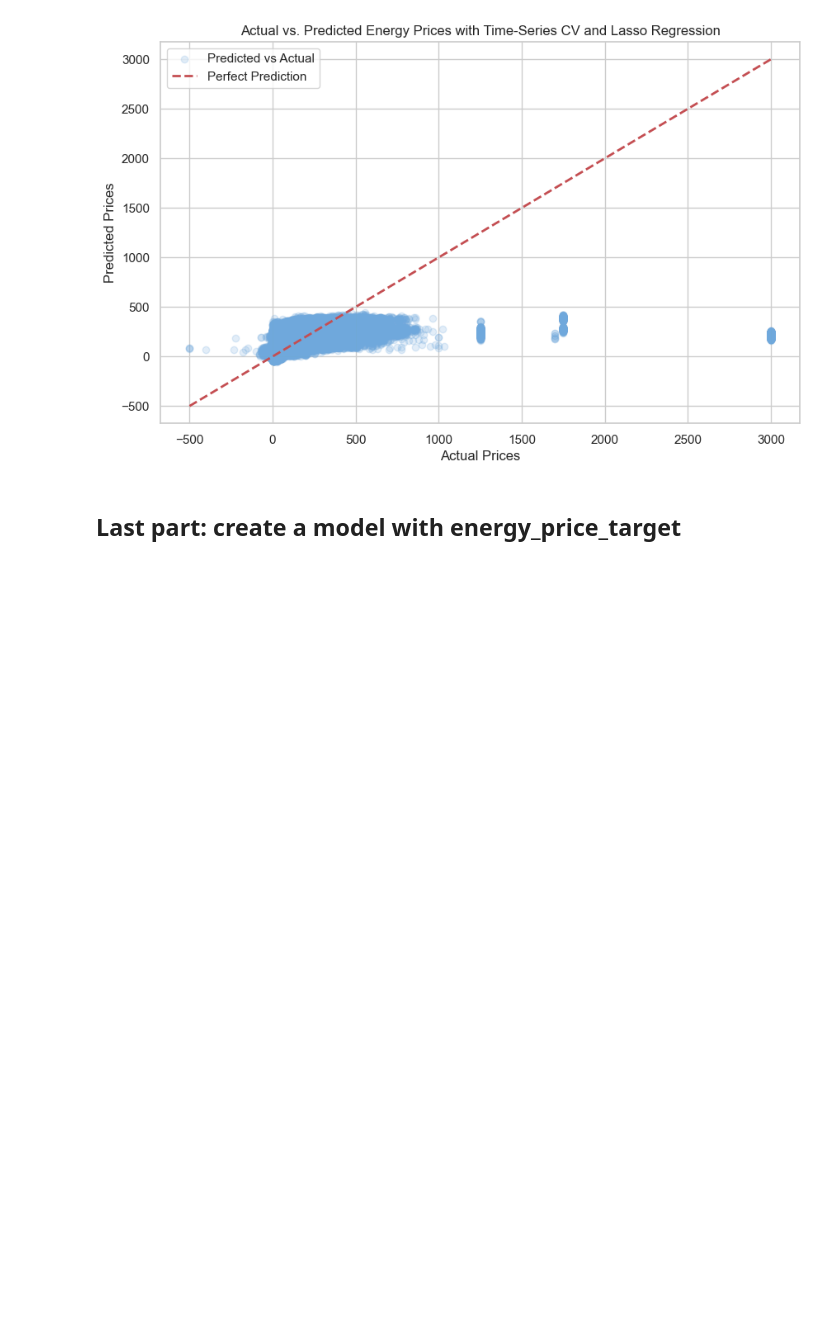
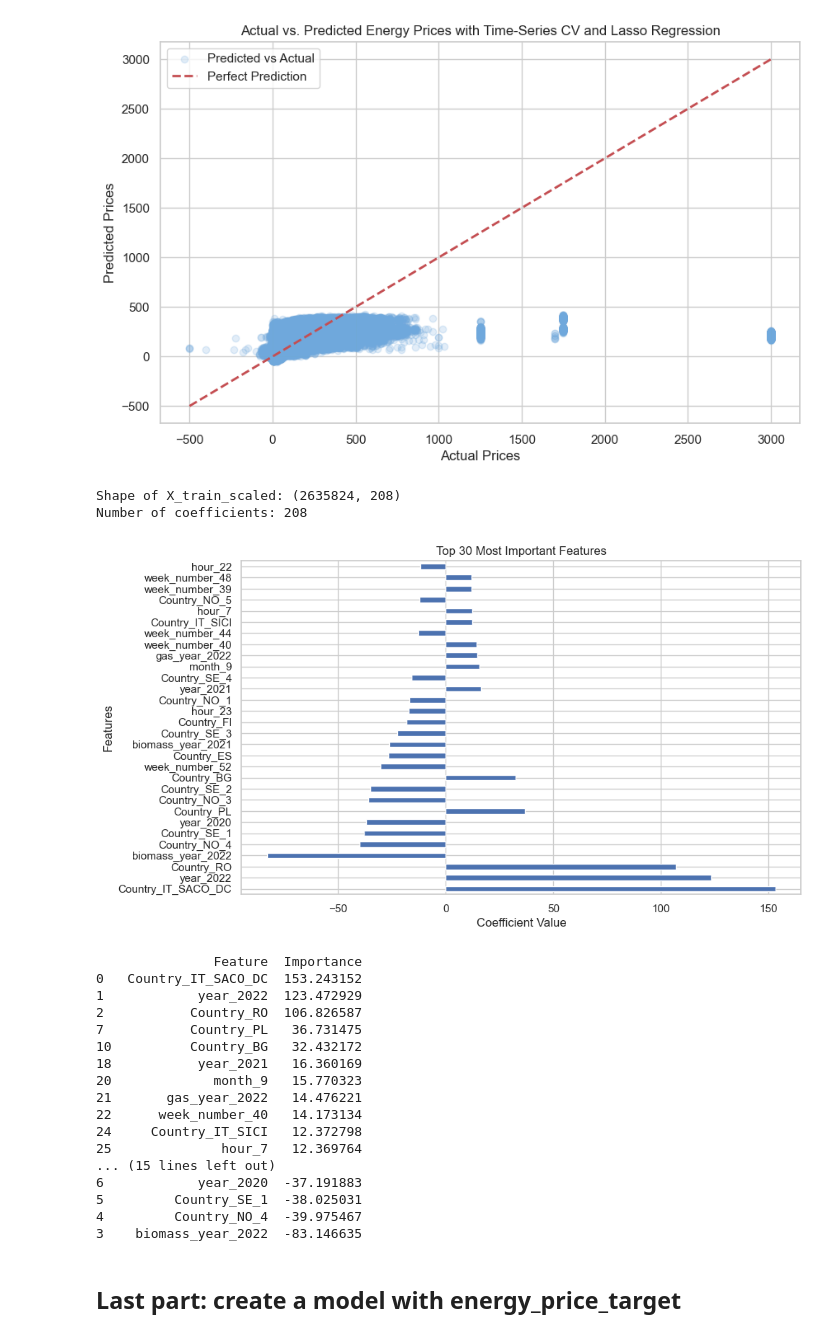
Before and after one commit to hertiemlteam/machine_learning, a Jupyter notebook: modeling_notebook.ipynb, the cells around one changed output. Saved outputs shown, nothing was run; the diff lists cells and outputs as text; code cells hidden in the pictures; blank space fills up the shorter version.

Commit message:
additions to models including accuracy score seen in labs

```diff
--- a/modeling_notebook.ipynb
+++ b/modeling_notebook.ipynb
@@ -826,7 +826,7 @@ X_test_scaled = pd.read_csv("X_test_scaled.csv")
 # %%
 energy_features = ['biomass', 'gas', 'nuclear']
 years = [f'year_{year}' for year in range(2020, 2024)]
-months = [f'month_{month}' for month in range(1, 13)]
+#months = [f'month_{month}' for month in range(1, 13)]
 
 # Create interaction terms in both training and testing datasets
 for energy in energy_features:
@@ -834,9 +834,9 @@ for energy in energy_features:
         X_train_scaled[f'{energy}_{year}'] = X_train_scaled[energy] * X_train_scaled[year]
         X_test_scaled[f'{energy}_{year}'] = X_test_scaled[energy] * X_test_scaled[year]
 
-    for month in months:
-        X_train_scaled[f'{energy}_{month}'] = X_train_scaled[energy] * X_train_scaled[month]
-        X_test_scaled[f'{energy}_{month}'] = X_test_scaled[energy] * X_test_scaled[month]
+    #for month in months:
+     #   X_train_scaled[f'{energy}_{month}'] = X_train_scaled[energy] * X_train_scaled[month]
+      #  X_test_scaled[f'{energy}_{month}'] = X_test_scaled[energy] * X_test_scaled[month]
 # %%
 from sklearn.model_selection import TimeSeriesSplit
 from sklearn.linear_model import LassoCV
@@ -879,6 +893,73 @@ plt.legend()
 plt.show()
 # %% [output]
 [figure]
+# %%
+import pandas as pd
+import matplotlib.pyplot as plt
+
+# Extract coefficients (feature importance) from the Lasso regression model
+coefficients = lasso_with_interactions.coef_
+
+# Get column names from the DataFrame
+feature_names = X_train_scaled.columns
+
+# Check the shape of X_train_scaled and the number of coefficients
+print(f'Shape of X_train_scaled: {X_train_scaled.shape}')
+print(f'Number of coefficients: {len(coefficients)}')
+
+# Ensure the lengths match
+if len(coefficients) == len(feature_names):
+    # Create a Series for the coefficients for easier plotting
+    coeff_series_all = pd.Series(coefficients, index=feature_names)
+
+    # Sort the coefficients by absolute value for better visualization
+    sorted_coeffs_all = coeff_series_all.reindex(coeff_series_all.abs().sort_values(ascending=False).index)
+
+    # Select the top 10 features with the largest absolute coefficients
+    top_10_features = sorted_coeffs_all.head(30)
+
+    # Plotting
+    plt.figure(figsize=(10, 6))
+    top_10_features.plot(kind='barh')
+    plt.title('Top 30 Most Important Features')
+    plt.xlabel('Coefficient Value')
+    plt.ylabel('Features')
+    plt.show()
+
+    # Create a feature-importance matrix
+    feature_importance_matrix = pd.DataFrame({
+        'Feature': top_10_features.index,
+        'Importance': top_10_features.values
+    }).sort_values(by='Importance', ascending=False)
+
+    # Save the feature-importance matrix to a CSV file
+    feature_importance_matrix.to_csv('top_10_feature_importance_matrix.csv', index=False)
+
+    # Display the feature-importance matrix
+    print(feature_importance_matrix)
+else:
+    print("Mismatch in the number of coefficients and feature names. Please check your preprocessing steps.")
+# %% [output]
+Shape of X_train_scaled: (2635824, 208)
+Number of coefficients: 208
+[figure, added]
+               Feature  Importance
+0   Country_IT_SACO_DC  153.243152
+1            year_2022  123.472929
+2           Country_RO  106.826587
+7           Country_PL   36.731475
+10          Country_BG   32.432172
+18           year_2021   16.360169
+20             month_9   15.770323
+21       gas_year_2022   14.476221
+22      week_number_40   14.173134
+24     Country_IT_SICI   12.372798
+25              hour_7   12.369764
+... (15 lines left out)
+6            year_2020  -37.191883
+5         Country_SE_1  -38.025031
+4         Country_NO_4  -39.975467
+3    biomass_year_2022  -83.146635
 # %% [markdown]
 ## Last part: create a model with energy_price_target
 # %%
```
Also changed, not shown: parts of 2 cells of this notebook, 7 other files.
